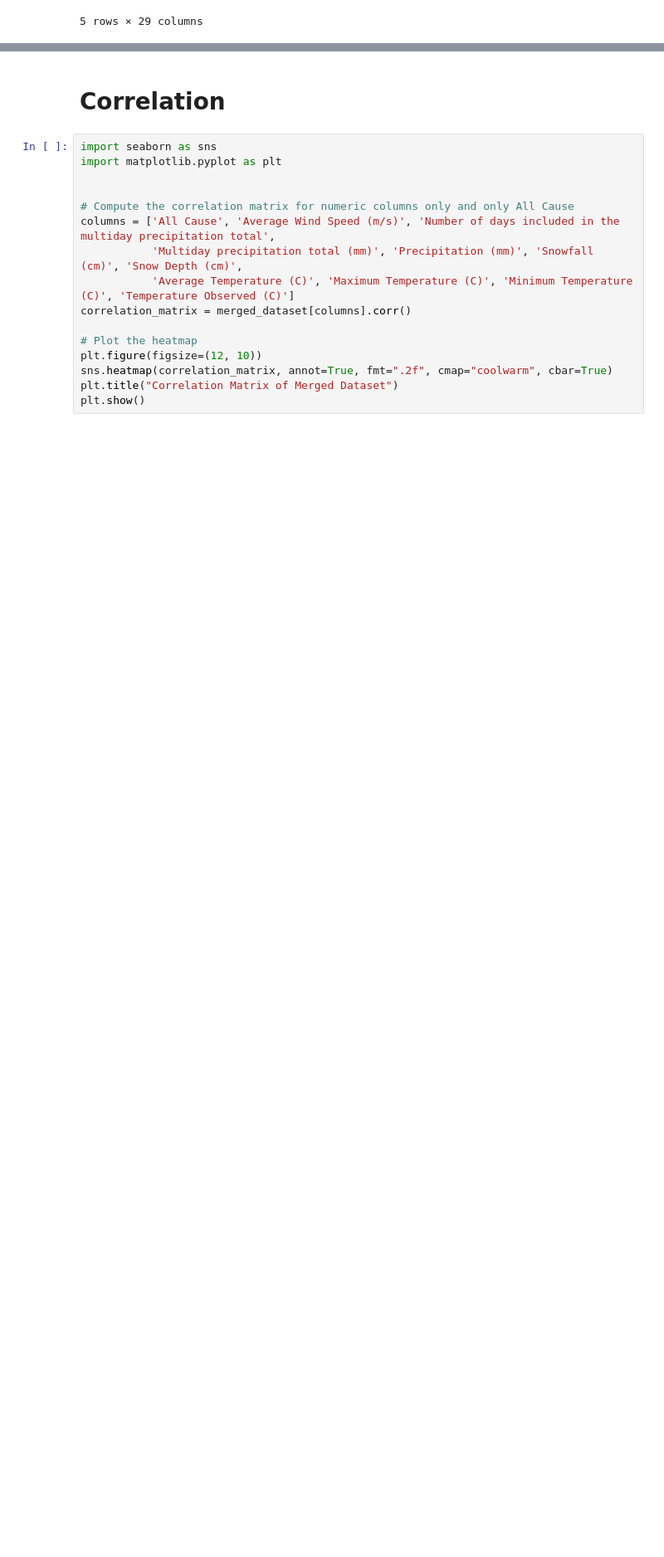
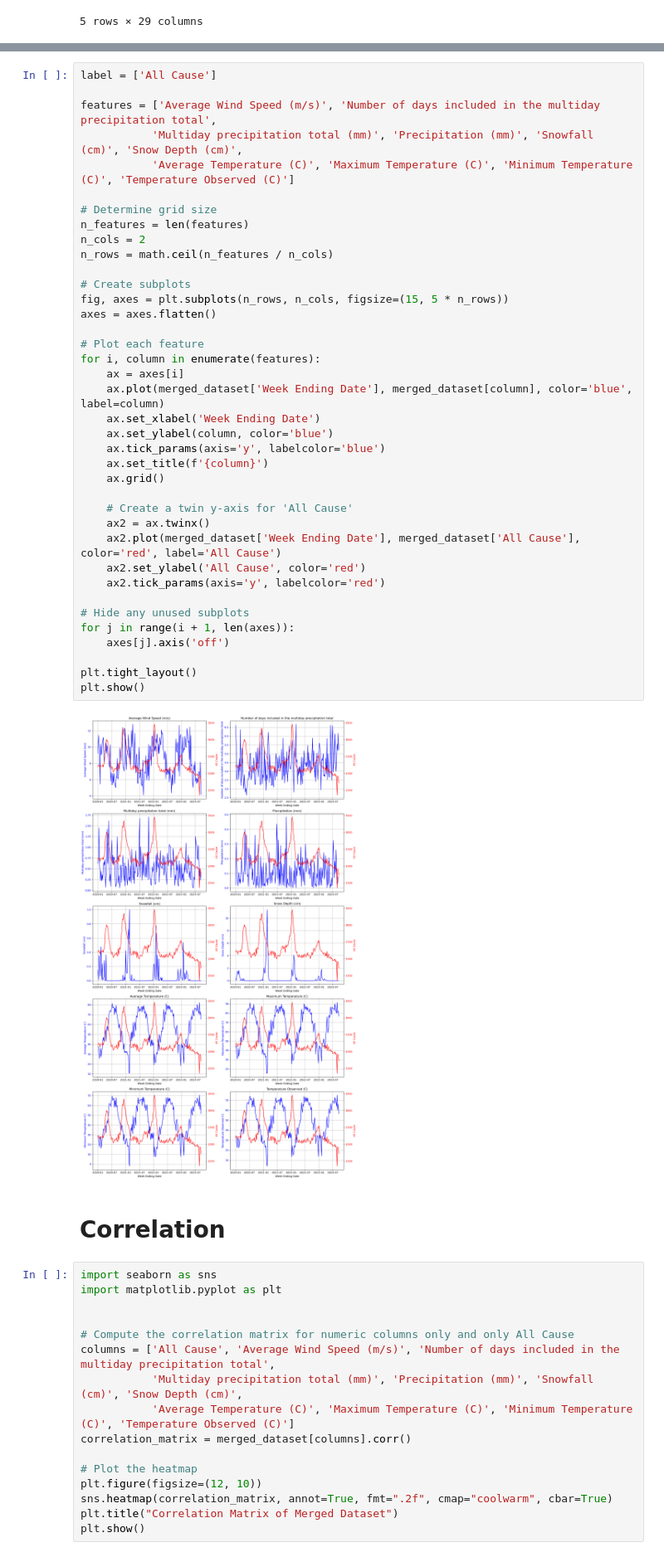
Before and after one commit to mohi-m/Mortality-Predictor, a Jupyter notebook: main.ipynb, the cells around one changed output, grey strips where cells are left out. Shown at 83% size. Cells and saved outputs as stored; diff of their text form; blank space fills up the shorter version.

```diff
--- a/main.ipynb
+++ b/main.ipynb
@@ -80,3 +119,43 @@ merged_dataset.head()
+# %%
+label = ['All Cause']
+
+features = ['Average Wind Speed (m/s)', 'Number of days included in the multiday precipitation total',
+           'Multiday precipitation total (mm)', 'Precipitation (mm)', 'Snowfall (cm)', 'Snow Depth (cm)',
+           'Average Temperature (C)', 'Maximum Temperature (C)', 'Minimum Temperature (C)', 'Temperature Observed (C)']
+
+# Determine grid size
+n_features = len(features)
+n_cols = 2
+n_rows = math.ceil(n_features / n_cols)
+
+# Create subplots
+fig, axes = plt.subplots(n_rows, n_cols, figsize=(15, 5 * n_rows))
+axes = axes.flatten()
+
+# Plot each feature
+for i, column in enumerate(features):
+    ax = axes[i]
+    ax.plot(merged_dataset['Week Ending Date'], merged_dataset[column], color='blue', label=column)
+    ax.set_xlabel('Week Ending Date')
+    ax.set_ylabel(column, color='blue')
+    ax.tick_params(axis='y', labelcolor='blue')
+    ax.set_title(f'{column}')
+    ax.grid()
+
+    # Create a twin y-axis for 'All Cause'
+    ax2 = ax.twinx()
+    ax2.plot(merged_dataset['Week Ending Date'], merged_dataset['All Cause'], color='red', label='All Cause')
+    ax2.set_ylabel('All Cause', color='red')
+    ax2.tick_params(axis='y', labelcolor='red')
+
+# Hide any unused subplots
+for j in range(i + 1, len(axes)):
+    axes[j].axis('off')
+
+plt.tight_layout()
+plt.show()
+# %% [output]
+[figure, added]
 # %% [markdown]
 # Correlation
 # %%
```
Also changed, not shown: parts of 6 cells of this notebook.
